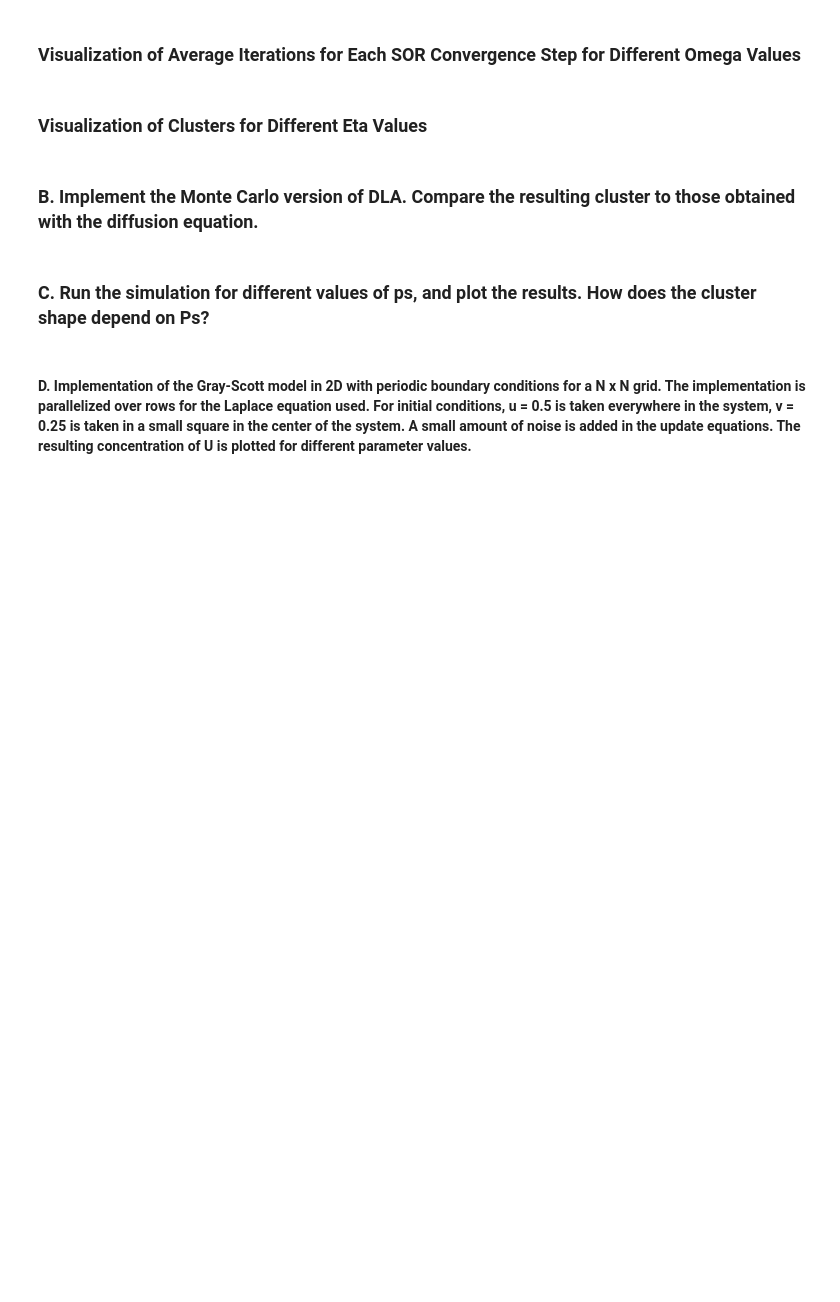
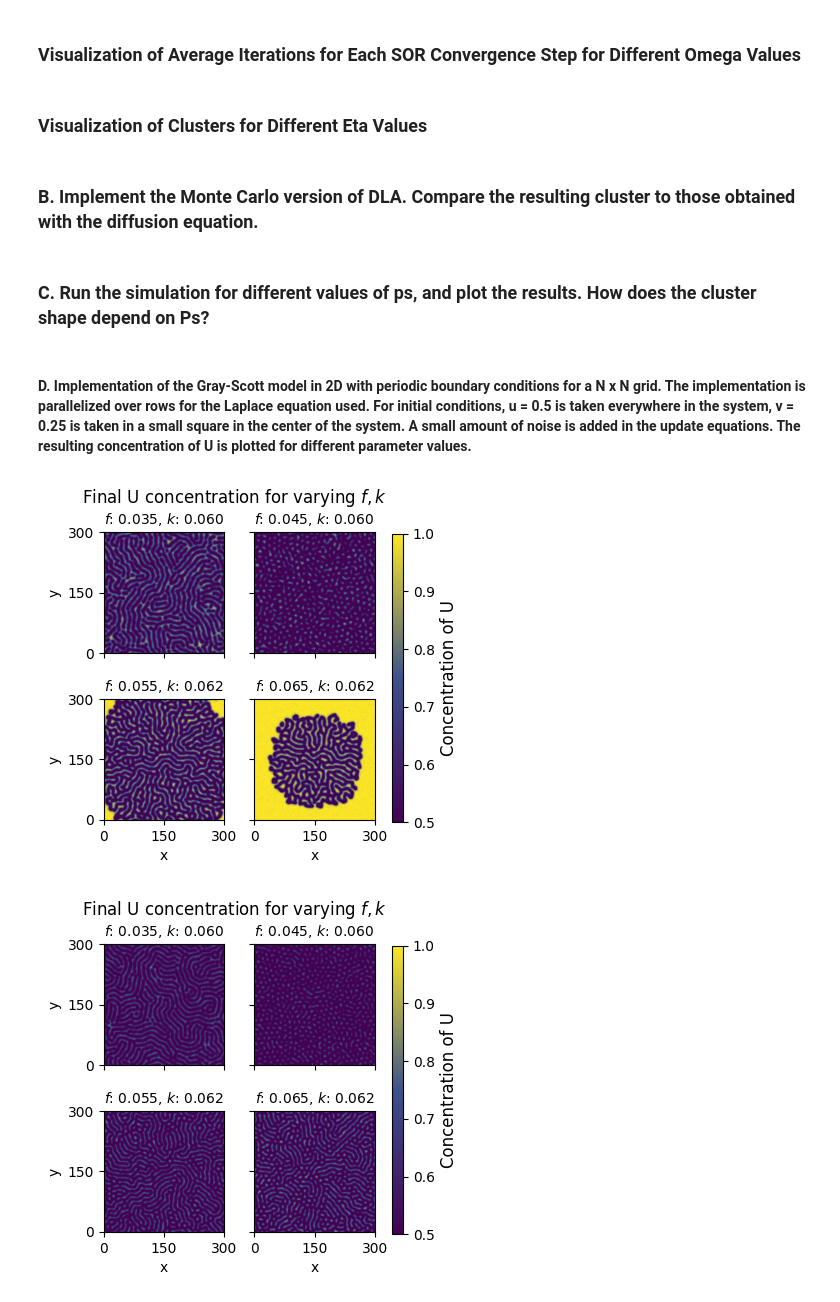
Before and after one commit to chrishoynck/Scientific_Computing_2, a Jupyter notebook: main.ipynb, the cells around one changed output. Cells and saved outputs as stored; diff of their text form; code cells hidden in the pictures; blank space fills up the shorter version.

Commit message:
new plots :)

```diff
--- a/main.ipynb
+++ b/main.ipynb
@@ -142,44 +142,45 @@ N = 300  # grid size
 num_steps = 10000  # number of time steps
 dt = 1.0 # time step size
 dx = 1.0 # grid spacing
 Du = 0.16 # diffusion coefficient for U
 Dv = 0.08 # diffusion coefficient for V
 noise_level = 0.01 # noise level
 
 output_dir = "plots"
 
 # parameter sets for f (first) and k (second)
 param_sets_f_k = [
     (0.035, 0.060),
     (0.045, 0.060),
     (0.055, 0.062),
     (0.065, 0.062)
 ]
 
 # Diffusion coefficient pairs
-param_sets_Du_Dv = [
-    (0.16, 0.08),
-    (0.20, 0.08)
-]
+param_sets_Du_Dv_1 = (0.16, 0.08)
+param_sets_Du_Dv_2 = (0.20, 0.08)
 
 # store final results of U concentration for plotting
-u_final_list = []
-param_labels = []
+u_final_list_1 = []
+u_final_list_2 = []
 
 # iterate through f and k values
 for f, k in param_sets_f_k:
-    Du, Dv = param_sets_Du_Dv[0]
-    u_final, _ = solutions.run_simulation_gray_scott(N, num_steps, dt, dx, Du, Dv, f, k, noise_level)
-    u_final_list.append(u_final)
+    Du_1, Dv_1 = param_sets_Du_Dv_1 # test for Du=0.16, Dv=0.08
+    u_final_1, _ = solutions.run_simulation_gray_scott(N, num_steps, dt, dx, Du_1, Dv_1, f, k, noise_level)
+    u_final_list_1.append(u_final_1)
 
 # plot the final concentrations of U for the tested parameter sets
-visualizations.plot_final_gray_scott(u_final_list, param_sets_f_k, N, output_dir, plot_number=1)
+visualizations.plot_final_gray_scott(u_final_list_1, param_sets_f_k, N, output_dir, plot_number=1)
 
 # iterate through f and k values
 for f, k in param_sets_f_k:
-    Du, Dv = param_sets_Du_Dv[1]
-    u_final, _ = solutions.run_simulation_gray_scott(N, num_steps, dt, dx, Du, Dv, f, k, noise_level)
-    u_final_list.append(u_final)
+    Du_2, Dv_2 = param_sets_Du_Dv_2 # test for Du=0.20, Dv=0.08
+    u_final_2, _ = solutions.run_simulation_gray_scott(N, num_steps, dt, dx, Du_2, Dv_2, f, k, noise_level)
+    u_final_list_2.append(u_final_2)
 
 # plot the final concentrations of U for the tested parameter sets
-visualizations.plot_final_gray_scott(u_final_list, param_sets_f_k, N, output_dir, plot_number=2)
+visualizations.plot_final_gray_scott(u_final_list_2, param_sets_f_k, N, output_dir, plot_number=2)
+# %% [output]
+[figure, added]
+[figure, added]
```
Also changed, not shown: 2 other files.
